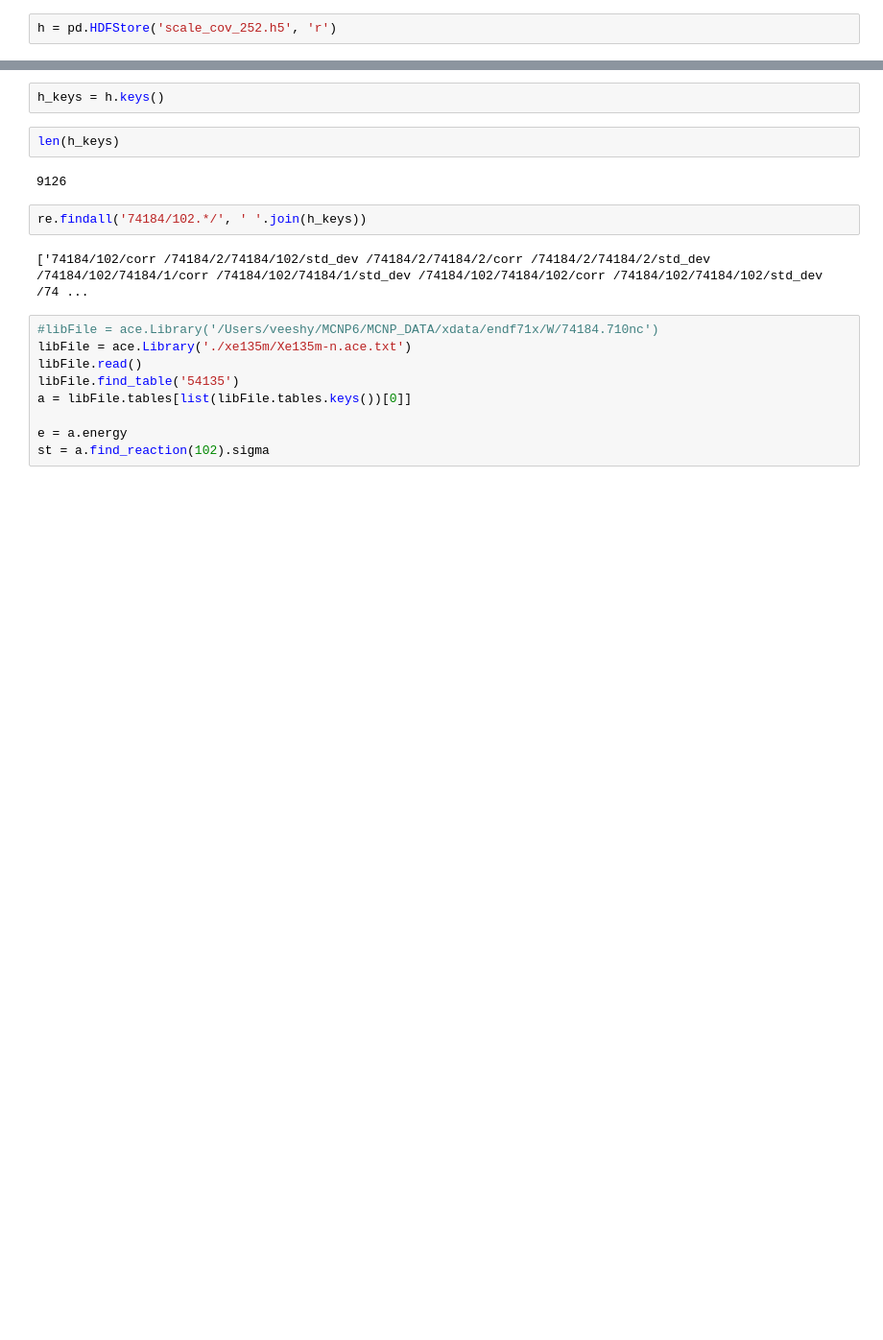
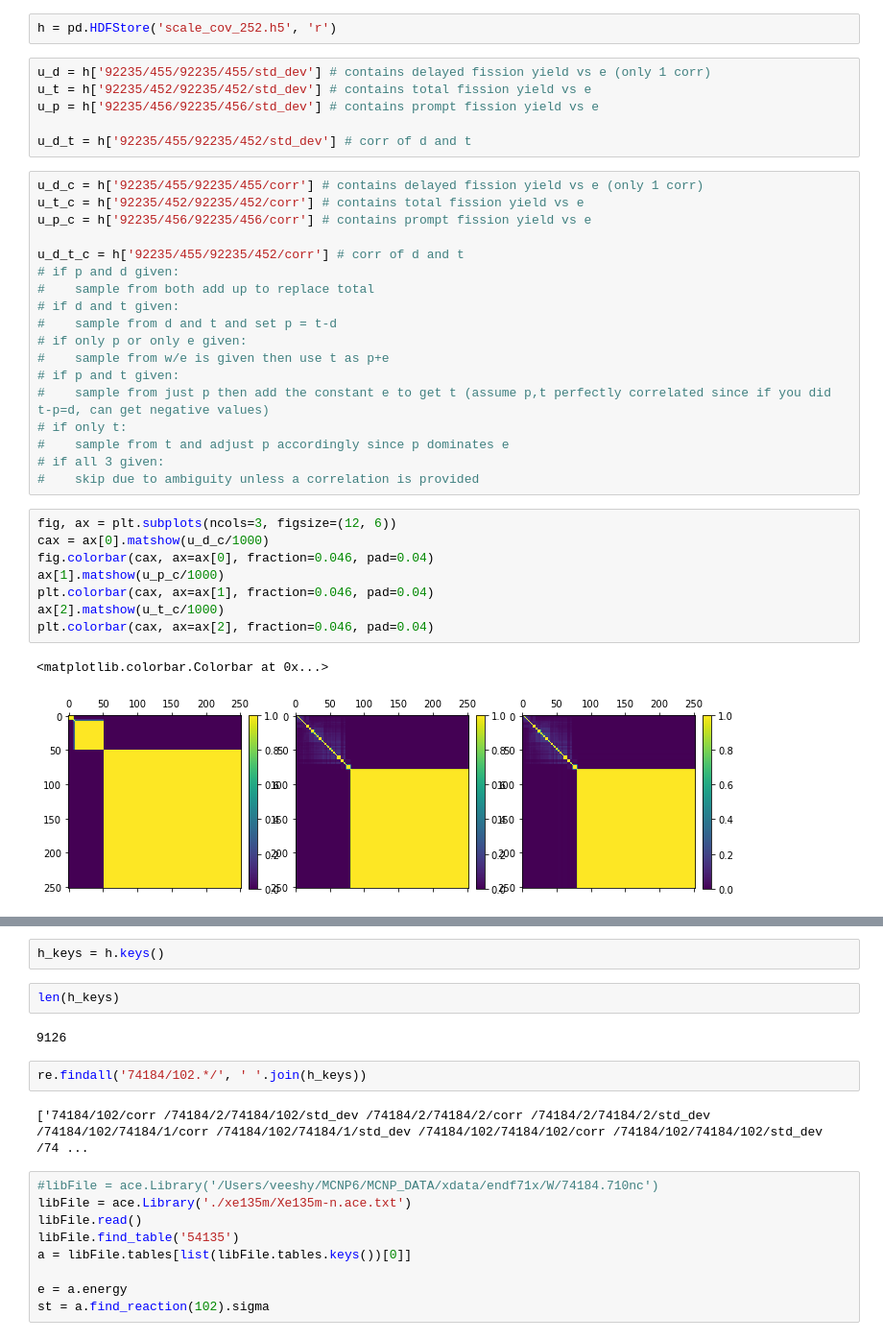
Before and after one commit to veeshy/ASAPy, a Jupyter notebook: explore_cov.ipynb, the cells around one changed output, grey strips where cells are left out. Shown at 96% size. Cells and saved outputs as stored; diff of their text form; blank space fills up the shorter version.

```diff
--- a/explore_cov.ipynb
+++ b/explore_cov.ipynb
@@ -18,3 +20,38 @@ from ASAPy import AceIO
 import scipy.linalg as LA
 # %%
 h = pd.HDFStore('scale_cov_252.h5', 'r')
+# %%
+u_d = h['92235/455/92235/455/std_dev'] # contains delayed fission yield vs e (only 1 corr)
+u_t = h['92235/452/92235/452/std_dev'] # contains total fission yield vs e
+u_p = h['92235/456/92235/456/std_dev'] # contains prompt fission yield vs e
+
+u_d_t = h['92235/455/92235/452/std_dev'] # corr of d and t
+# %%
+u_d_c = h['92235/455/92235/455/corr'] # contains delayed fission yield vs e (only 1 corr)
+u_t_c = h['92235/452/92235/452/corr'] # contains total fission yield vs e
+u_p_c = h['92235/456/92235/456/corr'] # contains prompt fission yield vs e
+
+u_d_t_c = h['92235/455/92235/452/corr'] # corr of d and t
+# if p and d given:
+#    sample from both add up to replace total
+# if d and t given:
+#    sample from d and t and set p = t-d
+# if only p or only e given:
+#    sample from w/e is given then use t as p+e
+# if p and t given:
+#    sample from just p then add the constant e to get t (assume p,t perfectly correlated since if you did t-p=d, can get negative values)
+# if only t:
+#    sample from t and adjust p accordingly since p dominates e
+# if all 3 given:
+#    skip due to ambiguity unless a correlation is provided
+# %%
+fig, ax = plt.subplots(ncols=3, figsize=(12, 6))
+cax = ax[0].matshow(u_d_c/1000)
+fig.colorbar(cax, ax=ax[0], fraction=0.046, pad=0.04)
+ax[1].matshow(u_p_c/1000)
+plt.colorbar(cax, ax=ax[1], fraction=0.046, pad=0.04)
+ax[2].matshow(u_t_c/1000)
+plt.colorbar(cax, ax=ax[2], fraction=0.046, pad=0.04)
+# %% [output]
+<matplotlib.colorbar.Colorbar at 0x...>
+[figure, added]
```
Also changed, not shown: parts of 7 cells of this notebook, 1 other file.
